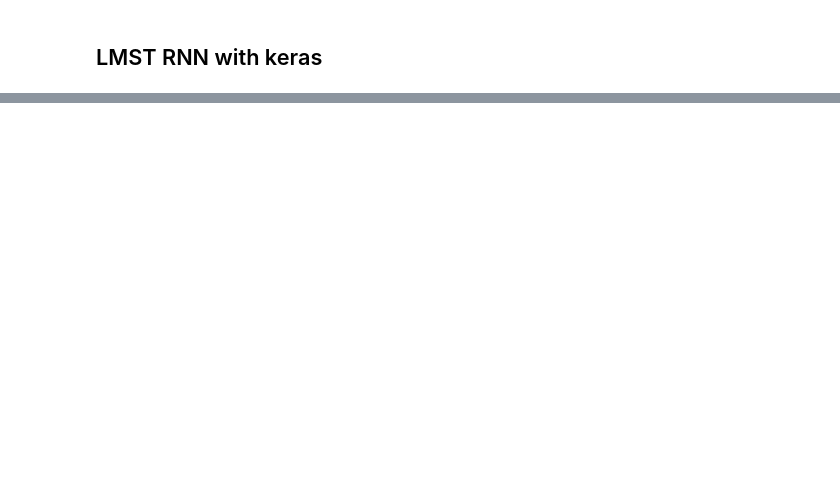
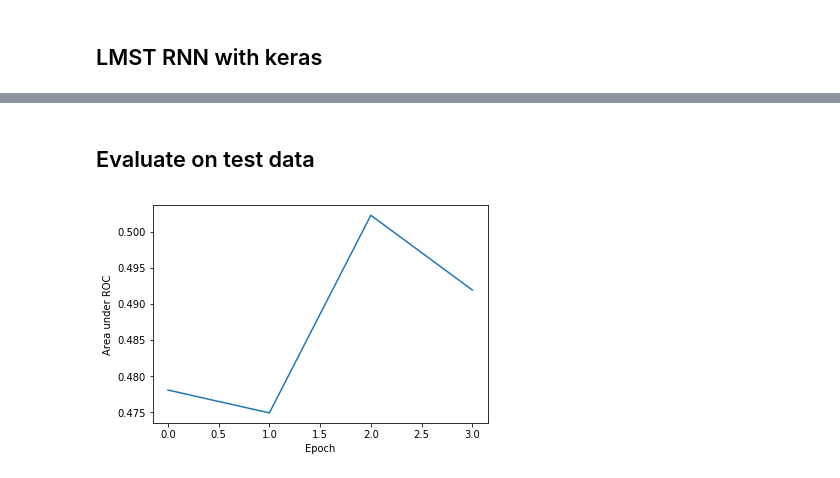
Before and after one commit to richwkc/Kaggle-Toxic-Comment-Classification-Challenge, a Jupyter notebook: word2vec-then-rnn-optimal-parameters.ipynb, the cells around one changed output, grey strips where cells are left out. Saved outputs shown, nothing was run; the diff lists cells and outputs as text; code cells hidden in the pictures; blank space fills up the shorter version.

Commit message:
Exports tf metrics to tensorboard and plots actual area under ROC.

```diff
--- a/word2vec-then-rnn-optimal-parameters.ipynb
+++ b/word2vec-then-rnn-optimal-parameters.ipynb
@@ -115,7 +115,7 @@ testLabels = np.array(test
 smallSize = 10000
 trainSentences = trainSentences[:smallSize]
 trainLabels = trainLabels[:smallSize]
-testSentences = trainSentences[:smallSize]
-testLabels = trainLabels[:smallSize]
+testSentences = testSentences[:smallSize]
+testLabels = testLabels[:smallSize]
 # %% [markdown]
 ## LMST RNN with keras
@@ -198,3 +197,9 @@ np.random.seed(453252)
+# %%
+from keras.callbacks import TensorBoard
+from keras_train_helper import PrintAucCallback
+
+tensorBoardCallback = TensorBoard(log_dir="./tb-logs")
+printAucCallback = PrintAucCallback(testSentences, testLabels)
 # %%
 %%time
 model.fit(
@@ -214,2 +220,13 @@ Wall time: 1min 32s
 <keras.callbacks.History at 0x...>
+# %% [markdown]
+## Evaluate on test data
+# %%
+import matplotlib.pyplot as plt
+plt.plot([value for key, value in printAucCallback.listOfAucs])
+
+plt.ylabel("Area under ROC")
+plt.xlabel("Epoch")
+plt.show()
+# %% [output]
+[figure, added]
 # %%
```
Also changed, not shown: parts of 13 cells of this notebook, 5 other files.
